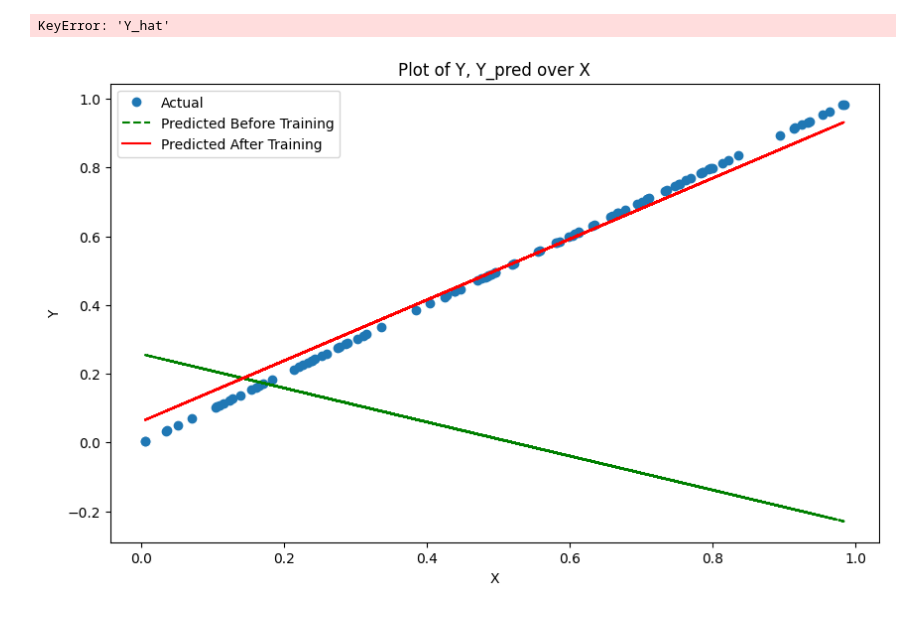
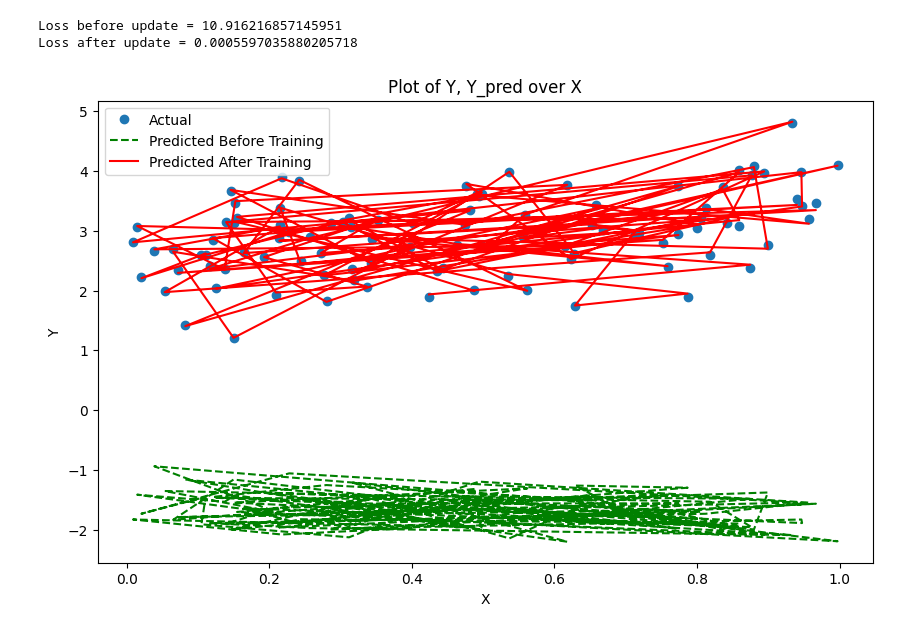
Before and after one commit to ErikFolkesson/nn_from_scratch_python, a Jupyter notebook: notebooks/testing.ipynb, the cells around one changed output. Saved outputs shown, nothing was run; the diff lists cells and outputs as text; code cells hidden in the pictures.

Commit message:
Training now supports multiple layers

```diff
--- a/notebooks/testing.ipynb
+++ b/notebooks/testing.ipynb
@@ -9,14 +9,14 @@ from neural_network.layers import Dense
 from neural_network.cost import Cost
 from neural_network.optimizer import Optimizer
 # %%
-num_features = 1
-num_examples = 1
+num_features = 5
+num_examples = 100
 
 input_size = num_features
 output_size = 1
 
 X = np.random.random((num_features, num_examples))
-Y = X.sum(axis=0)
+Y = X.sum(axis=0) + 0.5
 # %%
 layer1 = Dense(input_size, 5, "relu")
 layer2 = Dense(5, output_size, "none")
@@ -28,33 +28,34 @@ network = Network([layer1, layer2], optimizer, cost)
 
 cache = network.forward_prop(X,Y)
 # %%
-network.train(X, Y, 1)
+network.train(X, Y, 2000, learning_rate=0.01, debug=False)
 
 cache_2 = network.forward_prop(X,Y)
 
 print(f"Loss before update = {cache['loss']}")
 print(f"Loss after update = {cache_2['loss']}")
 # %% [output]
-KeyError: 'Y_hat'
+Loss before update = 10.916216857145951
+Loss after update = 0.0005597035880205718
 # %%
 import matplotlib.pyplot as plt
 import numpy as np
 
 # Assuming X and Y are 1-D numpy arrays
 # Assuming cache_1['Y_hat'] are the predictions before training
 # Assuming cache_2['Y_hat'] are the predictions after training
 
-Y_hat_before = np.reshape(cache['Y_hat'], -1)
-Y_hat_after = np.reshape(cache_2['Y_hat'], -1)
+Y_hat_before = np.reshape(cache[f'A_1'], -1)
+Y_hat_after = np.reshape(cache_2['A_1'], -1)
 
 plt.figure(figsize=(10, 6))
 plt.plot(X[0], Y, 'o', label='Actual')
 plt.plot(X[0], Y_hat_before, 'g--', label='Predicted Before Training')
 plt.plot(X[0], Y_hat_after, 'r-', label='Predicted After Training')
 plt.xlabel('X')
 plt.ylabel('Y')
 plt.title('Plot of Y, Y_pred over X')
 plt.legend()
 plt.show()
 # %% [output]
-[figure, old version]
+[figure, new version]
```
Also changed, not shown: 4 other files.
